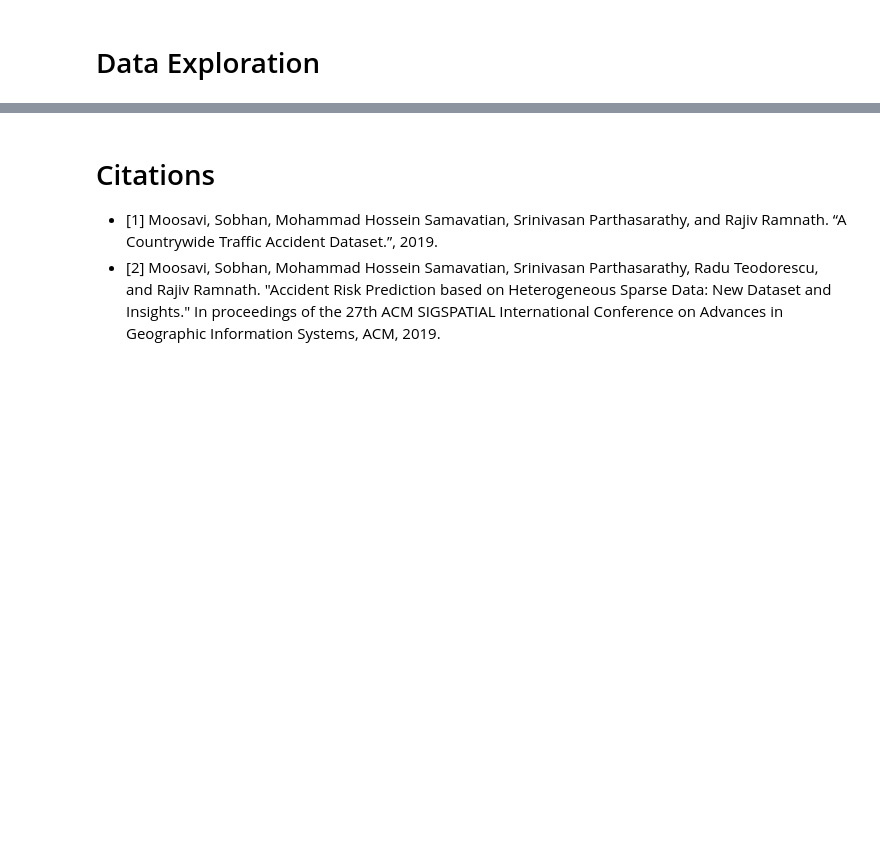
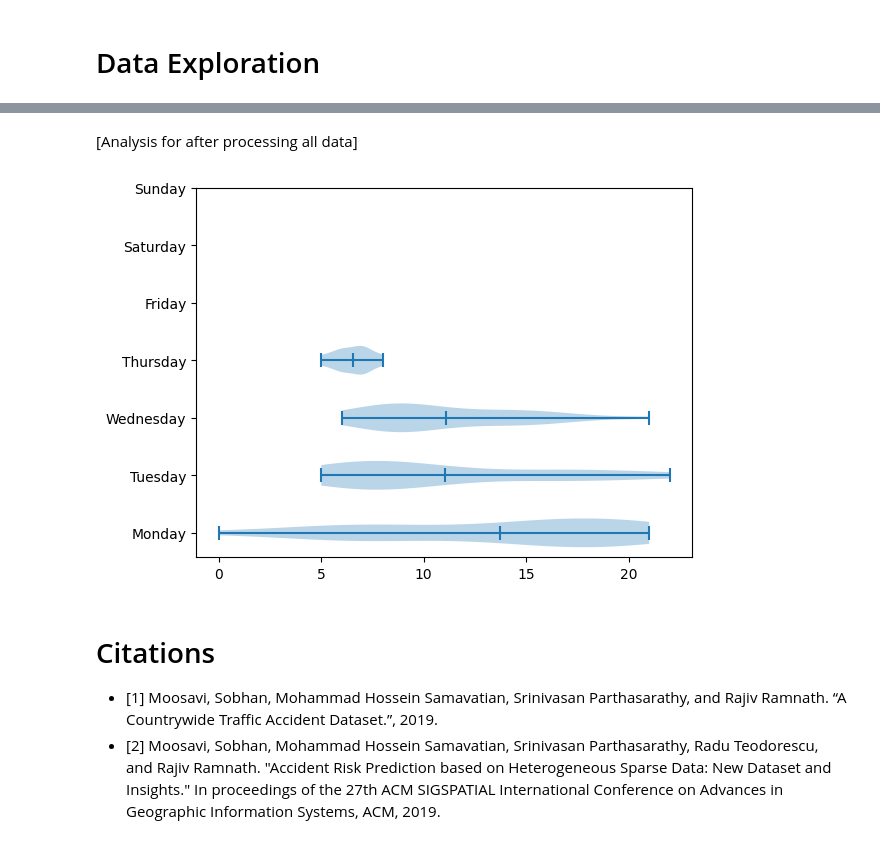
Before and after one commit to kashishpt/CMSC320FinalProject, a Jupyter notebook: main.ipynb, the cells around one changed output, grey strips where cells are left out. Saved outputs shown, nothing was run; the diff lists cells and outputs as text; code cells hidden in the pictures; blank space fills up the shorter version.

```diff
--- a/main.ipynb
+++ b/main.ipynb
@@ -103,3 +132,21 @@ fig.show()
+# %% [markdown]
+[Analysis for after processing all data]
+# %%
+# not sure if this will be useful but ima do it bc why not
+
+data['Day_Of_Week'] = data['Start_Time'].apply(lambda x: x.dayofweek)
+data['Hour'] = data['Start_Time'].apply(lambda x: x.hour)
+grouped_by_day = data.groupby(by='Day_Of_Week')
+
+hour_foreach_day = grouped_by_day.apply(lambda x: x['Hour'].tolist()).tolist()
+
+fig, ax = plt.subplots()
+ax.violinplot(dataset=hour_foreach_day, positions=range(len(hour_foreach_day)), vert=False)
+
+plt.yticks(ticks=[0, 1, 2, 3, 4, 5, 6], labels=["Monday", "Tuesday", "Wednesday", "Thursday", "Friday", "Saturday", "Sunday"])
+plt.show()
+# %% [output]
+[figure, added]
 # %% [markdown]
 # Citations
 - <a id="1">[1]</a>
```
Also changed, not shown: parts of 12 cells of this notebook.
